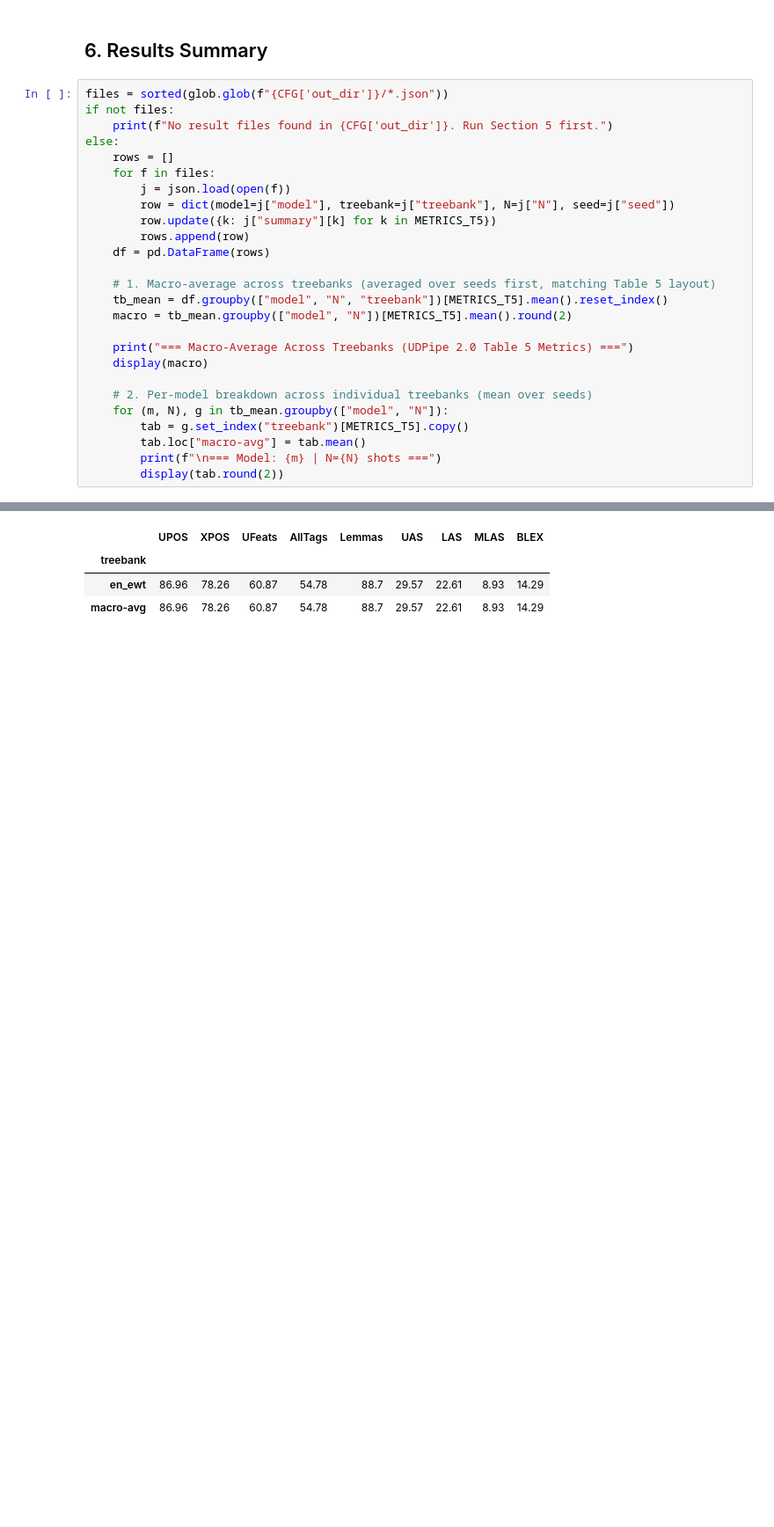
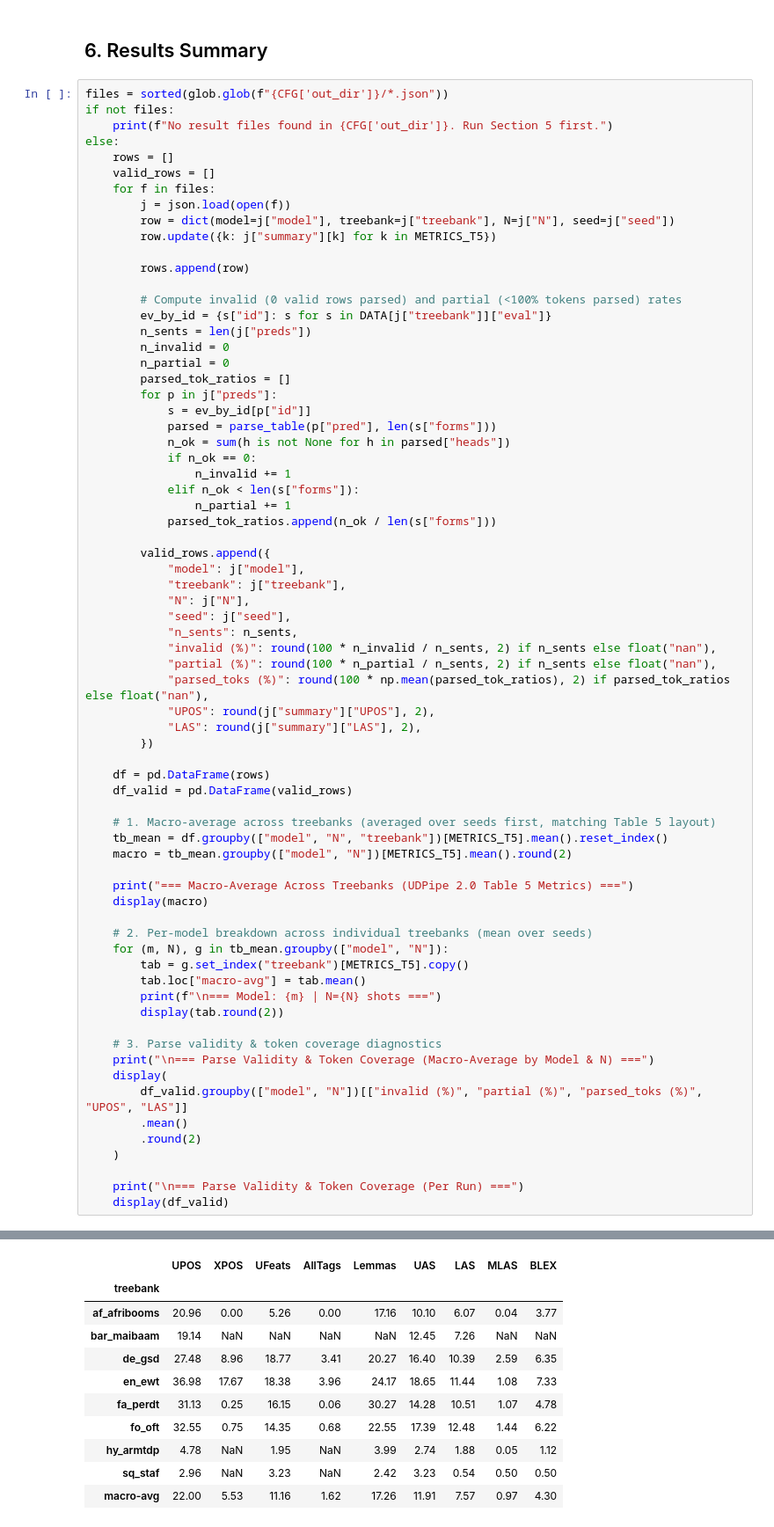
Before and after one commit to aoprea42/BPC_Universal_Dependency, a Jupyter notebook: fewshot_test_alex/fewshot_ud_parsing.ipynb, the cells around one changed output, grey strips where cells are left out. Shown at 88% size. Drawn from its saved outputs; the diff is of its cells as text; blank space fills up the shorter version.

```diff
--- a/fewshot_test_alex/fewshot_ud_parsing.ipynb
+++ b/fewshot_test_alex/fewshot_ud_parsing.ipynb
@@ -538,12 +514,45 @@ if not files:
     print(f"No result files found in {CFG['out_dir']}. Run Section 5 first.")
 else:
     rows = []
+    valid_rows = []
     for f in files:
         j = json.load(open(f))
         row = dict(model=j["model"], treebank=j["treebank"], N=j["N"], seed=j["seed"])
         row.update({k: j["summary"][k] for k in METRICS_T5})
+
         rows.append(row)
+
+        # Compute invalid (0 valid rows parsed) and partial (<100% tokens parsed) rates
+        ev_by_id = {s["id"]: s for s in DATA[j["treebank"]]["eval"]}
+        n_sents = len(j["preds"])
+        n_invalid = 0
+        n_partial = 0
+        parsed_tok_ratios = []
+        for p in j["preds"]:
+            s = ev_by_id[p["id"]]
+            parsed = parse_table(p["pred"], len(s["forms"]))
+            n_ok = sum(h is not None for h in parsed["heads"])
+            if n_ok == 0:
+                n_invalid += 1
+            elif n_ok < len(s["forms"]):
+                n_partial += 1
+            parsed_tok_ratios.append(n_ok / len(s["forms"]))
+
+        valid_rows.append({
+            "model": j["model"],
+            "treebank": j["treebank"],
+            "N": j["N"],
+            "seed": j["seed"],
+            "n_sents": n_sents,
+            "invalid (%)": round(100 * n_invalid / n_sents, 2) if n_sents else float("nan"),
+            "partial (%)": round(100 * n_partial / n_sents, 2) if n_sents else float("nan"),
+            "parsed_toks (%)": round(100 * np.mean(parsed_tok_ratios), 2) if parsed_tok_ratios else float("nan"),
+            "UPOS": round(j["summary"]["UPOS"], 2),
+            "LAS": round(j["summary"]["LAS"], 2),
+        })
+
     df = pd.DataFrame(rows)
+    df_valid = pd.DataFrame(valid_rows)
 
     # 1. Macro-average across treebanks (averaged over seeds first, matching Table 5 layout)
     tb_mean = df.groupby(["model", "N", "treebank"])[METRICS_T5].mean().reset_index()
@@ -558,6 +567,17 @@ else:
         tab.loc["macro-avg"] = tab.mean()
         print(f"\n=== Model: {m} | N={N} shots ===")
         display(tab.round(2))
+
+    # 3. Parse validity & token coverage diagnostics
+    print("\n=== Parse Validity & Token Coverage (Macro-Average by Model & N) ===")
+    display(
+        df_valid.groupby(["model", "N"])[["invalid (%)", "partial (%)", "parsed_toks (%)", "UPOS", "LAS"]]
+        .mean()
+        .round(2)
+    )
+
+    print("\n=== Parse Validity & Token Coverage (Per Run) ===")
+    display(df_valid)
 # %% [output]
 === Macro-Average Across Treebanks (UDPipe 2.0 Table 5 Metrics) ===
 |  |  | UPOS | XPOS | UFeats | AllTags | Lemmas | UAS | LAS | MLAS | BLEX |
@@ -569,7 +590,14 @@ else:
 |  | UPOS | XPOS | UFeats | AllTags | Lemmas | UAS | LAS | MLAS | BLEX |
 | treebank |  |  |  |  |  |  |  |  |  |
-| en_ewt | 86.96 | 78.26 | 60.87 | 54.78 | 88.7 | 29.57 | 22.61 | 8.93 | 14.29 |
-| macro-avg | 86.96 | 78.26 | 60.87 | 54.78 | 88.7 | 29.57 | 22.61 | 8.93 | 14.29 |
+| af_afribooms | 20.96 | 0.00 | 5.26 | 0.00 | 17.16 | 10.10 | 6.07 | 0.04 | 3.77 |
+| bar_maibaam | 19.14 | NaN | NaN | NaN | NaN | 12.45 | 7.26 | NaN | NaN |
+| de_gsd | 27.48 | 8.96 | 18.77 | 3.41 | 20.27 | 16.40 | 10.39 | 2.59 | 6.35 |
+| en_ewt | 36.98 | 17.67 | 18.38 | 3.96 | 24.17 | 18.65 | 11.44 | 1.08 | 7.33 |
+| fa_perdt | 31.13 | 0.25 | 16.15 | 0.06 | 30.27 | 14.28 | 10.51 | 1.07 | 4.78 |
+| fo_oft | 32.55 | 0.75 | 14.35 | 0.68 | 22.55 | 17.39 | 12.48 | 1.44 | 6.22 |
+| hy_armtdp | 4.78 | NaN | 1.95 | NaN | 3.99 | 2.74 | 1.88 | 0.05 | 1.12 |
+| sq_staf | 2.96 | NaN | 3.23 | NaN | 2.42 | 3.23 | 0.54 | 0.50 | 0.50 |
+| macro-avg | 22.00 | 5.53 | 11.16 | 1.62 | 17.26 | 11.91 | 7.57 | 0.97 | 4.30 |
 === Model: llama | N=3 shots ===
 |  | UPOS | XPOS | UFeats | AllTags | Lemmas | UAS | LAS | MLAS | BLEX |
 | treebank |  |  |  |  |  |  |  |  |  |
```
Also changed, not shown: parts of 5 cells of this notebook, 40 other files.
